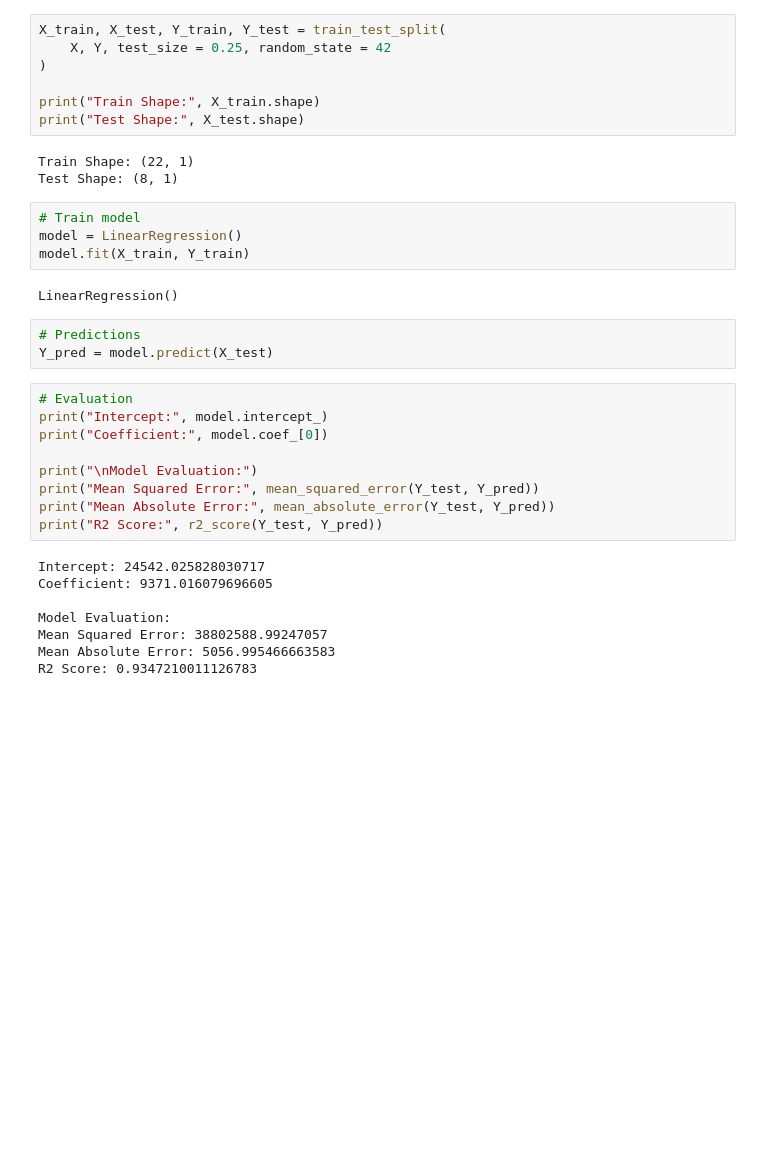
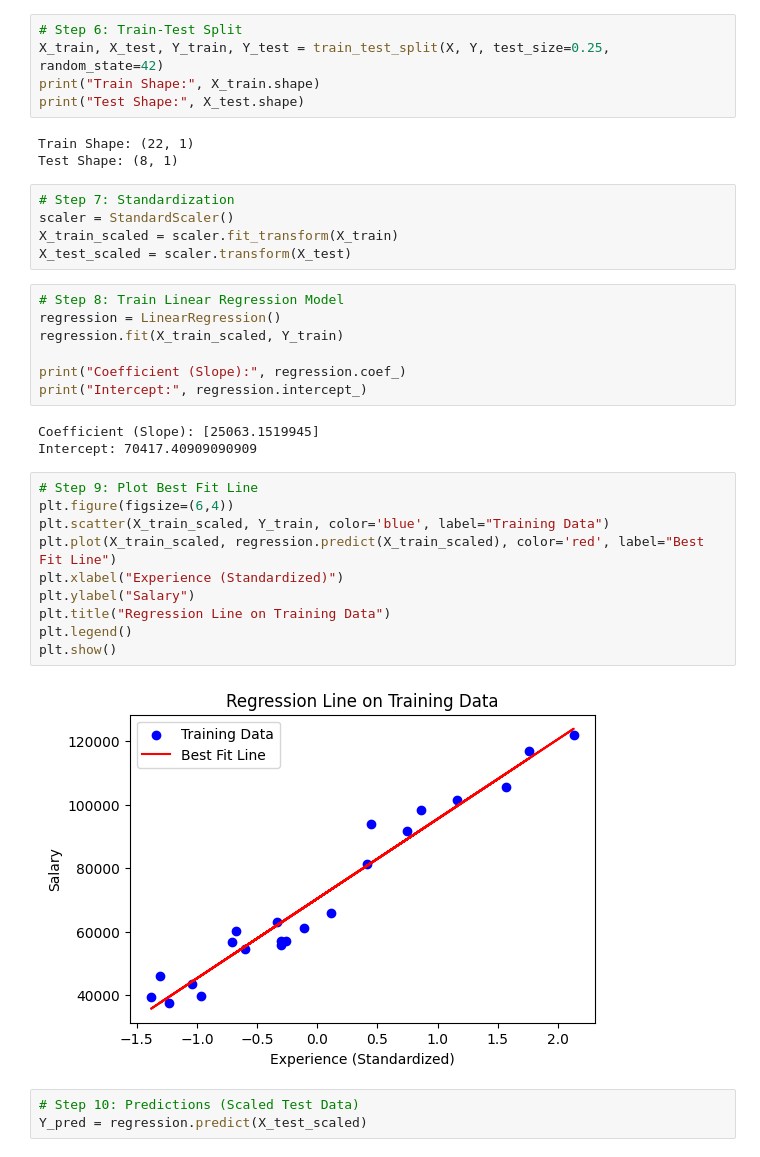
Before and after one commit to ShivamAttri05/Data_Science_Progress, a Jupyter notebook: Machine-Learning/01-Simple_Linear_Regression/Practice/SimpleLinearRegression.ipynb, the cells around one changed output. Drawn from its saved outputs; the diff is of its cells as text; blank space fills up the shorter version.

```diff
--- a/Machine-Learning/01-Simple_Linear_Regression/Practice/SimpleLinearRegression.ipynb
+++ b/Machine-Learning/01-Simple_Linear_Regression/Practice/SimpleLinearRegression.ipynb
@@ -70,36 +70,38 @@ print(type(df["Salary"]))
 # %%
-X_train, X_test, Y_train, Y_test = train_test_split(
-    X, Y, test_size = 0.25, random_state = 42
-)
-
+# Step 6: Train-Test Split
+X_train, X_test, Y_train, Y_test = train_test_split(X, Y, test_size=0.25, random_state=42)
 print("Train Shape:", X_train.shape)
 print("Test Shape:", X_test.shape)
 # %% [output]
 Train Shape: (22, 1)
 Test Shape: (8, 1)
-# %%
-# Train model
-model = LinearRegression()
-model.fit(X_train, Y_train)
-# %% [output]
-LinearRegression()
+# %%
+# Step 7: Standardization
+scaler = StandardScaler()
+X_train_scaled = scaler.fit_transform(X_train)
+X_test_scaled = scaler.transform(X_test)
+# %%
+# Step 8: Train Linear Regression Model
+regression = LinearRegression()
+regression.fit(X_train_scaled, Y_train)
+
+print("Coefficient (Slope):", regression.coef_)
+print("Intercept:", regression.intercept_)
+# %% [output]
+Coefficient (Slope): [25063.1519945]
+Intercept: 70417.40909090909
+# %%
+# Step 9: Plot Best Fit Line
+plt.figure(figsize=(6,4))
+plt.scatter(X_train_scaled, Y_train, color='blue', label="Training Data")
+plt.plot(X_train_scaled, regression.predict(X_train_scaled), color='red', label="Best Fit Line")
+plt.xlabel("Experience (Standardized)")
+plt.ylabel("Salary")
+plt.title("Regression Line on Training Data")
+plt.legend()
+plt.show()
+# %% [output]
+[figure, added]
 # %%
-# Predictions
-Y_pred = model.predict(X_test)
+# Step 10: Predictions (Scaled Test Data)
+Y_pred = regression.predict(X_test_scaled)
-# %%
-# Evaluation
-print("Intercept:", model.intercept_)
-print("Coefficient:", model.coef_[0])
-
-print("\nModel Evaluation:")
-print("Mean Squared Error:", mean_squared_error(Y_test, Y_pred))
-print("Mean Absolute Error:", mean_absolute_error(Y_test, Y_pred))
-print("R2 Score:", r2_score(Y_test, Y_pred))
-# %% [output]
-Intercept: 24542.025828030717
-Coefficient: 9371.016079696605
-
-Model Evaluation:
-Mean Squared Error: 38802588.99247057
-Mean Absolute Error: 5056.995466663583
-R2 Score: 0.9347210011126783
```
Also changed, not shown: parts of 18 cells of this notebook.
